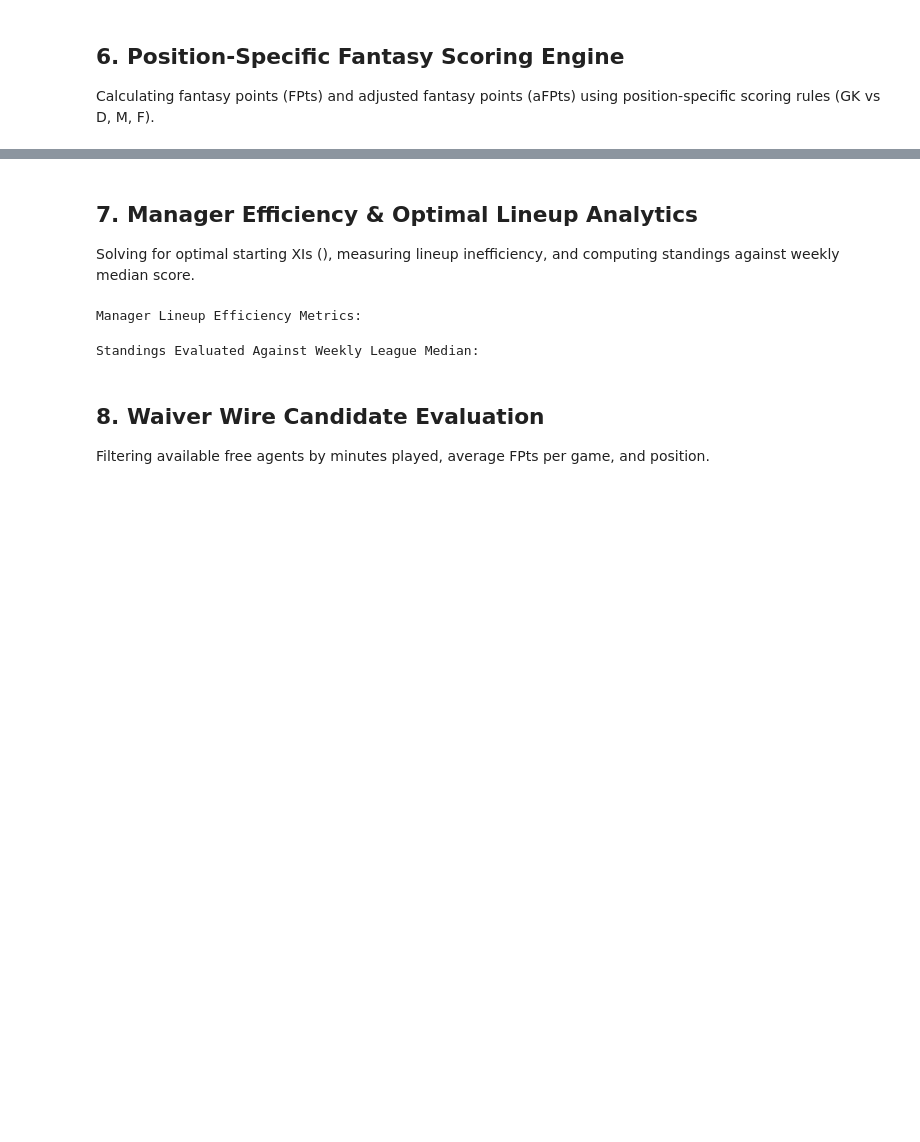
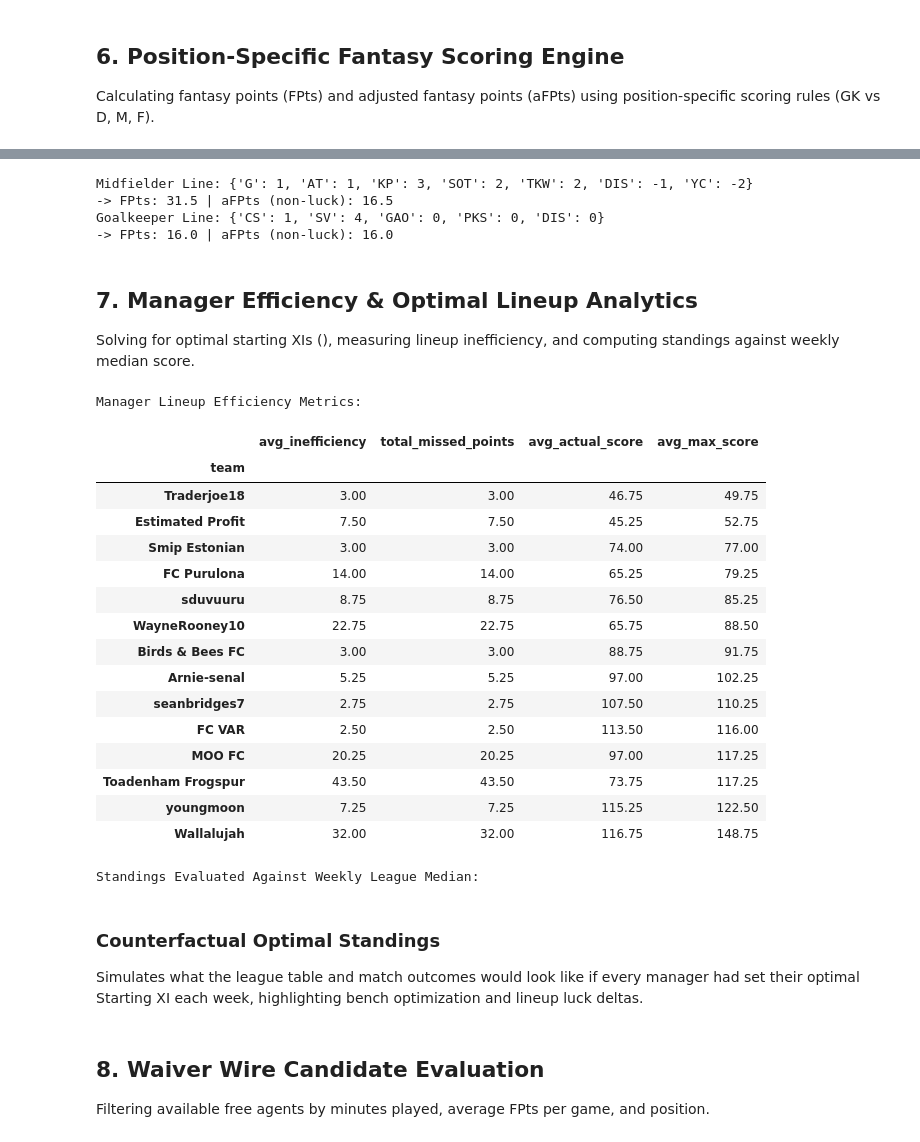
Before and after one commit to vkadikar/sports_analytics, a Jupyter notebook: soccer/research/fantrax_api_guide.ipynb, the cells around one changed output, grey strips where cells are left out. Drawn from its saved outputs; the diff is of its cells as text; code cells hidden in the pictures; blank space fills up the shorter version.

```diff
--- a/soccer/research/fantrax_api_guide.ipynb
+++ b/soccer/research/fantrax_api_guide.ipynb
@@ -224,16 +216,58 @@ Goalkeeper Line: {'CS': 1, 'SV': 4, 'GAO': 0, 'PKS': 0, 'DIS': 0}
+# %%
+scoring_engine = FantasyScoringEngine()
+
+# Calculate FPts and aFPts using real match box score lines from the player database
+if not players_df.empty:
+    mid_player = players_df[players_df["posShortNames"].str.contains("M", na=False)].iloc[0]
+    gk_player = players_df[players_df["posShortNames"].str.contains("G", na=False)].iloc[0]
+
+    mid_log = client.get_player_game_log(player_id=mid_player["scorerId"])
+    gk_log = client.get_player_game_log(player_id=gk_player["scorerId"])
+
+    if not mid_log.empty:
+        mid_stats = mid_log.iloc[0].to_dict()
+        mid_fpts = scoring_engine.calculate_fantasy_score(mid_stats, position="M")
+        mid_afpts = scoring_engine.calculate_adjusted_fantasy_score(mid_stats, position="M")
+        print(f"Real Match Box Score for Midfielder: {mid_player['name']} vs {mid_stats.get('Opp', '')}")
+        print(f"-> Calculated FPts: {mid_fpts} | aFPts (non-luck baseline): {mid_afpts}\n")
+
+    if not gk_log.empty:
+        gk_stats = gk_log.iloc[0].to_dict()
+        gk_fpts = scoring_engine.calculate_fantasy_score(gk_stats, position="G")
+        gk_afpts = scoring_engine.calculate_adjusted_fantasy_score(gk_stats, position="G")
+        print(f"Real Match Box Score for Goalkeeper: {gk_player['name']} vs {gk_stats.get('Opp', '')}")
+        print(f"-> Calculated FPts: {gk_fpts} | aFPts (non-luck baseline): {gk_afpts}")
+# %% [output]
+Midfielder Line: {'G': 1, 'AT': 1, 'KP': 3, 'SOT': 2, 'TKW': 2, 'DIS': -1, 'YC': -2}
+-> FPts: 31.5 | aFPts (non-luck): 16.5
+Goalkeeper Line: {'CS': 1, 'SV': 4, 'GAO': 0, 'PKS': 0, 'DIS': 0}
+-> FPts: 16.0 | aFPts (non-luck): 16.0
 # %% [markdown]
 ## 7. Manager Efficiency & Optimal Lineup Analytics
 Solving for optimal starting XIs (), measuring lineup inefficiency, and computing standings against weekly median score.
-# %%
-if not matchups_df.empty:
-    # Simulate max points for demonstration if missing
-    demo_matchups = matchups_df.copy()
-    demo_matchups["max_points_for"] = demo_matchups["score"] + 15.0
-
-    efficiency_df = calculate_manager_efficiency(demo_matchups)
-    print("Manager Lineup Efficiency Metrics:")
-    efficiency_df
-# %% [output]
-Manager Lineup Efficiency Metrics:
+# %%
+# Calculate real manager efficiency across completed matchweeks
+efficiency_df = client.get_league_manager_efficiency(through_week=CURRENT_WEEK)
+
+print("Manager Lineup Efficiency Metrics (Ranked by Optimal Potential Score):")
+display(efficiency_df.sort_values("avg_max_score", ascending=False))
+# %% [output]
+Manager Lineup Efficiency Metrics:
+|  | avg_inefficiency | total_missed_points | avg_actual_score | avg_max_score |
+| team |  |  |  |  |
+| Traderjoe18 | 3.00 | 3.00 | 46.75 | 49.75 |
+| Estimated Profit | 7.50 | 7.50 | 45.25 | 52.75 |
+| Smip Estonian | 3.00 | 3.00 | 74.00 | 77.00 |
+| FC Purulona | 14.00 | 14.00 | 65.25 | 79.25 |
+| sduvuuru | 8.75 | 8.75 | 76.50 | 85.25 |
+| WayneRooney10 | 22.75 | 22.75 | 65.75 | 88.50 |
+| Birds & Bees FC | 3.00 | 3.00 | 88.75 | 91.75 |
+| Arnie-senal | 5.25 | 5.25 | 97.00 | 102.25 |
+| seanbridges7 | 2.75 | 2.75 | 107.50 | 110.25 |
+| FC VAR | 2.50 | 2.50 | 113.50 | 116.00 |
+| MOO FC | 20.25 | 20.25 | 97.00 | 117.25 |
+| Toadenham Frogspur | 43.50 | 43.50 | 73.75 | 117.25 |
+| youngmoon | 7.25 | 7.25 | 115.25 | 122.50 |
+| Wallalujah | 32.00 | 32.00 | 116.75 | 148.75 |
 # %%
 if not matchups_df.empty:
@@ -243,2 +277,5 @@ if not matchups_df.empty:
 # %% [output]
 Standings Evaluated Against Weekly League Median:
+# %% [markdown]
+### Counterfactual Optimal Standings
+Simulates what the league table and match outcomes would look like if every manager had set their optimal Starting XI each week, highlighting bench optimization and lineup luck deltas.
```
Also changed, not shown: parts of 31 cells of this notebook, 23 other files.
